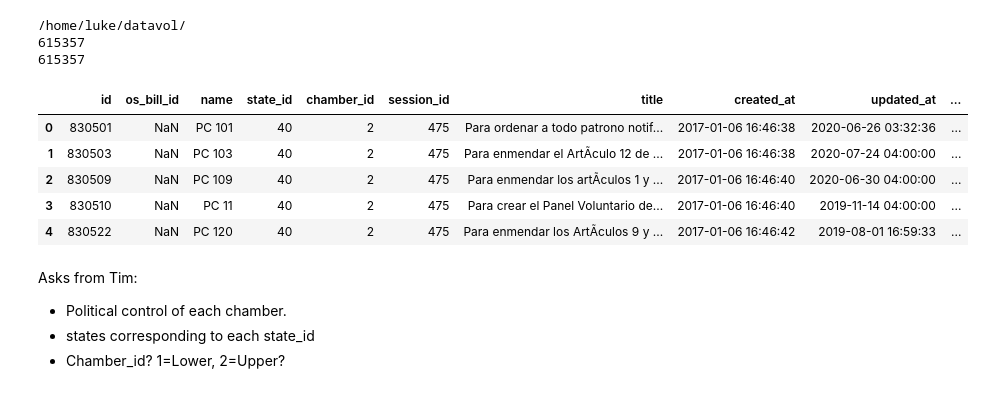
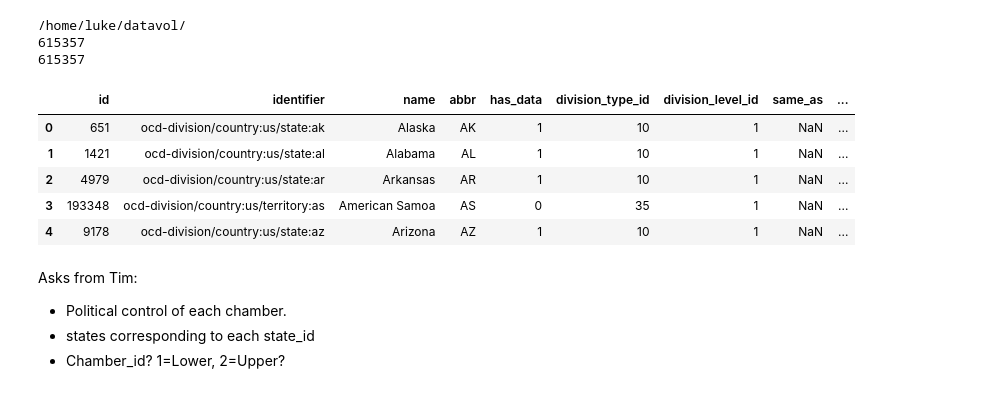
Before and after one commit to lukevancleve/govhawk_ml, a Jupyter notebook: notebooks/Data_Explorations.ipynb, the cells around one changed output. Saved outputs shown, nothing was run; the diff lists cells and outputs as text; code cells hidden in the pictures.

```diff
--- a/notebooks/Data_Explorations.ipynb
+++ b/notebooks/Data_Explorations.ipynb
@@ -56,14 +56,14 @@ for col in bills[['signed', 'passed_lower', 'passed_upper' ]]:
     mask = bills[col]!=0
     bills.loc[mask, col] = 1
 # %%
-bills.head()
+divs.head()
 # %% [output]
-|  | id | os_bill_id | name | state_id | chamber_id | session_id | title | created_at | updated_at | ... |
-| 0 | 830501 | NaN | PC 101 | 40 | 2 | 475 | Para ordenar a todo patrono notif... | 2017-01-06 16:46:38 | 2020-06-26 03:32:36 | ... |
-| 1 | 830503 | NaN | PC 103 | 40 | 2 | 475 | Para enmendar el ArtÃ­culo 12 de ... | 2017-01-06 16:46:38 | 2020-07-24 04:00:00 | ... |
-| 2 | 830509 | NaN | PC 109 | 40 | 2 | 475 | Para enmendar los artÃ­culos 1 y ... | 2017-01-06 16:46:40 | 2020-06-30 04:00:00 | ... |
-| 3 | 830510 | NaN | PC 11 | 40 | 2 | 475 | Para crear el Panel Voluntario de... | 2017-01-06 16:46:40 | 2019-11-14 04:00:00 | ... |
-| 4 | 830522 | NaN | PC 120 | 40 | 2 | 475 | Para enmendar los ArtÃ­culos 9 y ... | 2017-01-06 16:46:42 | 2019-08-01 16:59:33 | ... |
+|  | id | identifier | name | abbr | has_data | division_type_id | division_level_id | same_as | ... |
+| 0 | 651 | ocd-division/country:us/state:ak | Alaska | AK | 1 | 10 | 1 | NaN | ... |
+| 1 | 1421 | ocd-division/country:us/state:al | Alabama | AL | 1 | 10 | 1 | NaN | ... |
+| 2 | 4979 | ocd-division/country:us/state:ar | Arkansas | AR | 1 | 10 | 1 | NaN | ... |
+| 3 | 193348 | ocd-division/country:us/territory:as | American Samoa | AS | 0 | 35 | 1 | NaN | ... |
+| 4 | 9178 | ocd-division/country:us/state:az | Arizona | AZ | 1 | 10 | 1 | NaN | ... |
 # %% [markdown]
 Asks from Tim:
 
```
Also changed, not shown: parts of 10 cells of this notebook, 18 other files.
